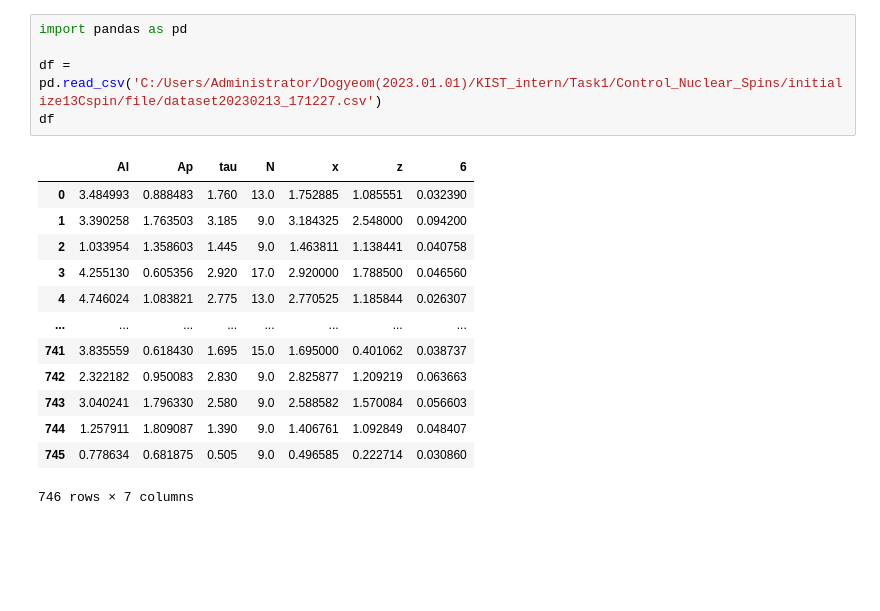
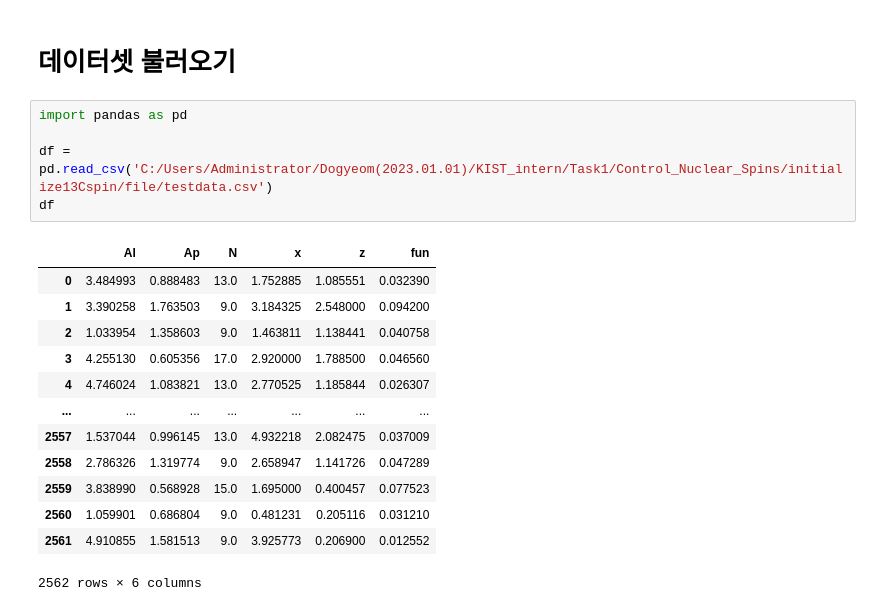
Before and after one commit to dogemie/Control_Nuclear_Spins, a Jupyter notebook: initialize13Cspin/13Cmachine_learning.ipynb, the cells around one changed output. Saved outputs shown, nothing was run; the diff lists cells and outputs as text; blank space fills up the shorter version.

```diff
--- a/initialize13Cspin/13Cmachine_learning.ipynb
+++ b/initialize13Cspin/13Cmachine_learning.ipynb
@@ -1,19 +1,21 @@
+# %% [markdown]
+# 데이터셋 불러오기
 # %%
 import pandas as pd
 
-df = pd.read_csv('C:/Users/Administrator/Dogyeom(2023.01.01)/KIST_intern/Task1/Control_Nuclear_Spins/initialize13Cspin/file/dataset20230213_171227.csv')
+df = pd.read_csv('C:/Users/Administrator/Dogyeom(2023.01.01)/KIST_intern/Task1/Control_Nuclear_Spins/initialize13Cspin/file/testdata.csv')
 df
 # %% [output]
-|  | Al | Ap | tau | N | x | z | 6 |
-| 0 | 3.484993 | 0.888483 | 1.760 | 13.0 | 1.752885 | 1.085551 | 0.032390 |
-| 1 | 3.390258 | 1.763503 | 3.185 | 9.0 | 3.184325 | 2.548000 | 0.094200 |
-| 2 | 1.033954 | 1.358603 | 1.445 | 9.0 | 1.463811 | 1.138441 | 0.040758 |
-| 3 | 4.255130 | 0.605356 | 2.920 | 17.0 | 2.920000 | 1.788500 | 0.046560 |
-| 4 | 4.746024 | 1.083821 | 2.775 | 13.0 | 2.770525 | 1.185844 | 0.026307 |
-| ... | ... | ... | ... | ... | ... | ... | ... |
-| 741 | 3.835559 | 0.618430 | 1.695 | 15.0 | 1.695000 | 0.401062 | 0.038737 |
-| 742 | 2.322182 | 0.950083 | 2.830 | 9.0 | 2.825877 | 1.209219 | 0.063663 |
-| 743 | 3.040241 | 1.796330 | 2.580 | 9.0 | 2.588582 | 1.570084 | 0.056603 |
-| 744 | 1.257911 | 1.809087 | 1.390 | 9.0 | 1.406761 | 1.092849 | 0.048407 |
-| 745 | 0.778634 | 0.681875 | 0.505 | 9.0 | 0.496585 | 0.222714 | 0.030860 |
+|  | Al | Ap | N | x | z | fun |
+| 0 | 3.484993 | 0.888483 | 13.0 | 1.752885 | 1.085551 | 0.032390 |
+| 1 | 3.390258 | 1.763503 | 9.0 | 3.184325 | 2.548000 | 0.094200 |
+| 2 | 1.033954 | 1.358603 | 9.0 | 1.463811 | 1.138441 | 0.040758 |
+| 3 | 4.255130 | 0.605356 | 17.0 | 2.920000 | 1.788500 | 0.046560 |
+| 4 | 4.746024 | 1.083821 | 13.0 | 2.770525 | 1.185844 | 0.026307 |
+| ... | ... | ... | ... | ... | ... | ... |
+| 2557 | 1.537044 | 0.996145 | 13.0 | 4.932218 | 2.082475 | 0.037009 |
+| 2558 | 2.786326 | 1.319774 | 9.0 | 2.658947 | 1.141726 | 0.047289 |
+| 2559 | 3.838990 | 0.568928 | 15.0 | 1.695000 | 0.400457 | 0.077523 |
+| 2560 | 1.059901 | 0.686804 | 9.0 | 0.481231 | 0.205116 | 0.031210 |
+| 2561 | 4.910855 | 1.581513 | 9.0 | 3.925773 | 0.206900 | 0.012552 |
-746 rows × 7 columns
+2562 rows × 6 columns
```
Also changed, not shown: parts of 62 cells of this notebook, 13 other files.
